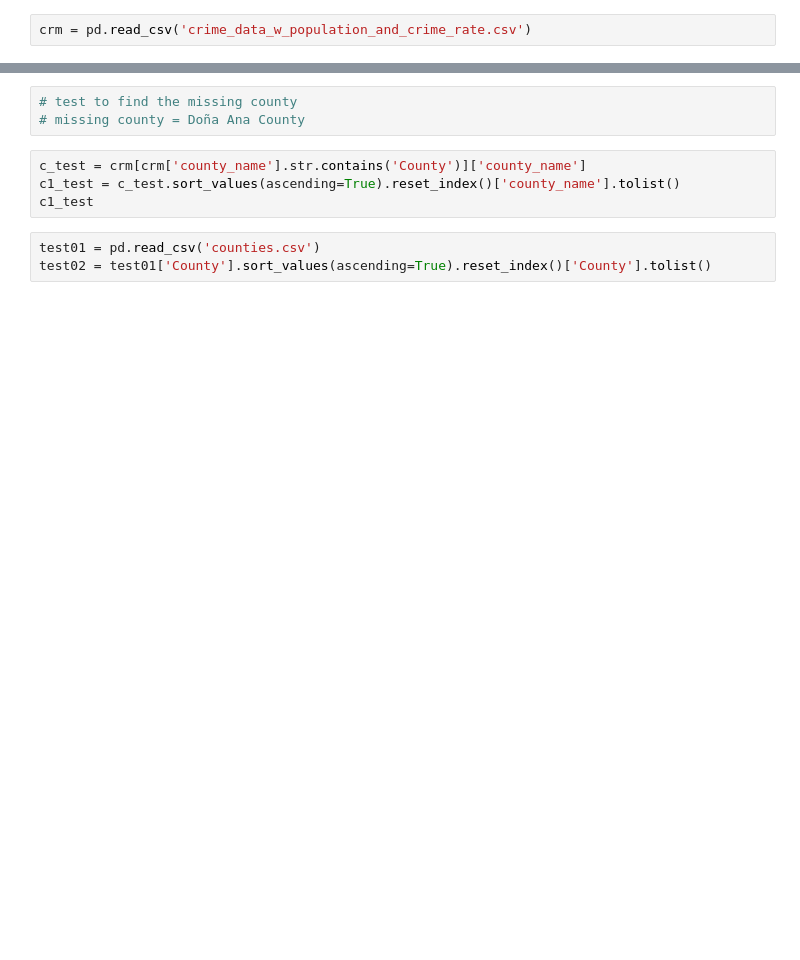
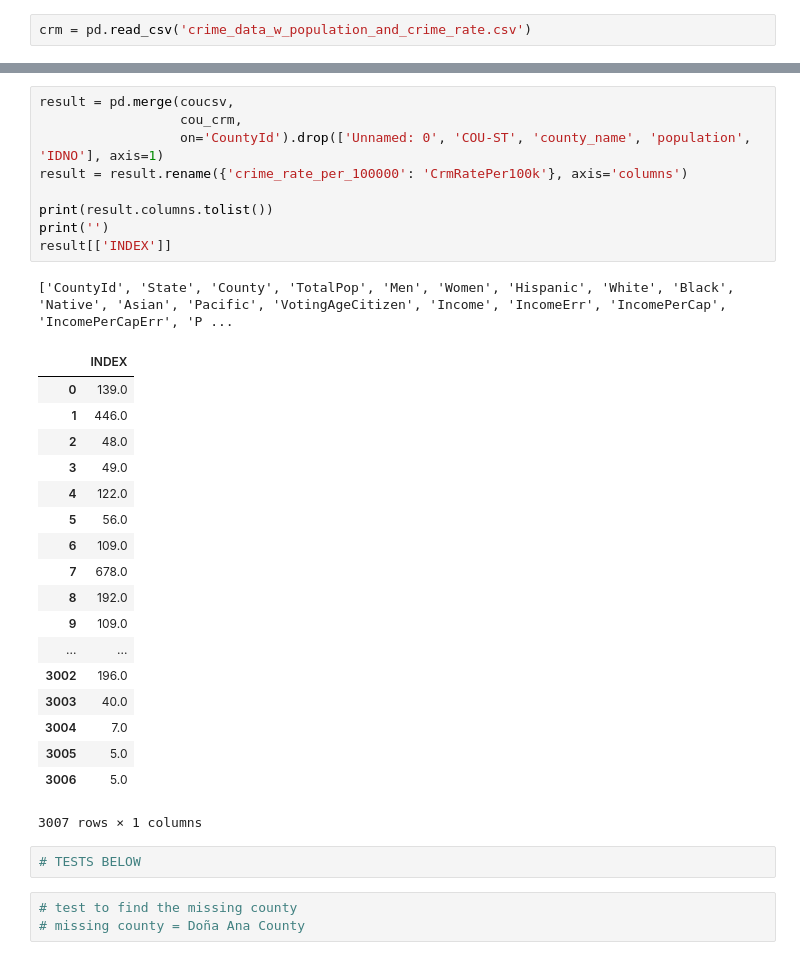
Before and after one commit to brianwsyang/us_census_social_health_score, a Jupyter notebook: crm_score.ipynb, the cells around one changed output, grey strips where cells are left out. Cells and saved outputs as stored; diff of their text form; blank space fills up the shorter version.

```diff
--- a/crm_score.ipynb
+++ b/crm_score.ipynb
@@ -114,11 +90,35 @@ cou_crm.append(pd.DataFrame([da_cou], columns=cou_avg), ignore_index=True, sort=
+# %%
+result = pd.merge(coucsv,
+                  cou_crm,
+                  on='CountyId').drop(['Unnamed: 0', 'COU-ST', 'county_name', 'population', 'IDNO'], axis=1)
+result = result.rename({'crime_rate_per_100000': 'CrmRatePer100k'}, axis='columns')
+
+print(result.columns.tolist())
+print('')
+result[['INDEX']]
+# %% [output]
+['CountyId', 'State', 'County', 'TotalPop', 'Men', 'Women', 'Hispanic', 'White', 'Black', 'Native', 'Asian', 'Pacific', 'VotingAgeCitizen', 'Income', 'IncomeErr', 'IncomePerCap', 'IncomePerCapErr', 'P ...
+|  | INDEX |
+| 0 | 139.0 |
+| 1 | 446.0 |
+| 2 | 48.0 |
+| 3 | 49.0 |
+| 4 | 122.0 |
+| 5 | 56.0 |
+| 6 | 109.0 |
+| 7 | 678.0 |
+| 8 | 192.0 |
+| 9 | 109.0 |
+| ... | ... |
+| 3002 | 196.0 |
+| 3003 | 40.0 |
+| 3004 | 7.0 |
+| 3005 | 5.0 |
+| 3006 | 5.0 |
+3007 rows × 1 columns
+# %%
+# TESTS BELOW
 # %%
 # test to find the missing county
 # missing county = Doña Ana County
-# %%
-c_test = crm[crm['county_name'].str.contains('County')]['county_name']
-c1_test = c_test.sort_values(ascending=True).reset_index()['county_name'].tolist()
-c1_test
-# %%
-test01 = pd.read_csv('counties.csv')
-test02 = test01['County'].sort_values(ascending=True).reset_index()['County'].tolist()
 # %%
```
Also changed, not shown: parts of 27 cells of this notebook.
